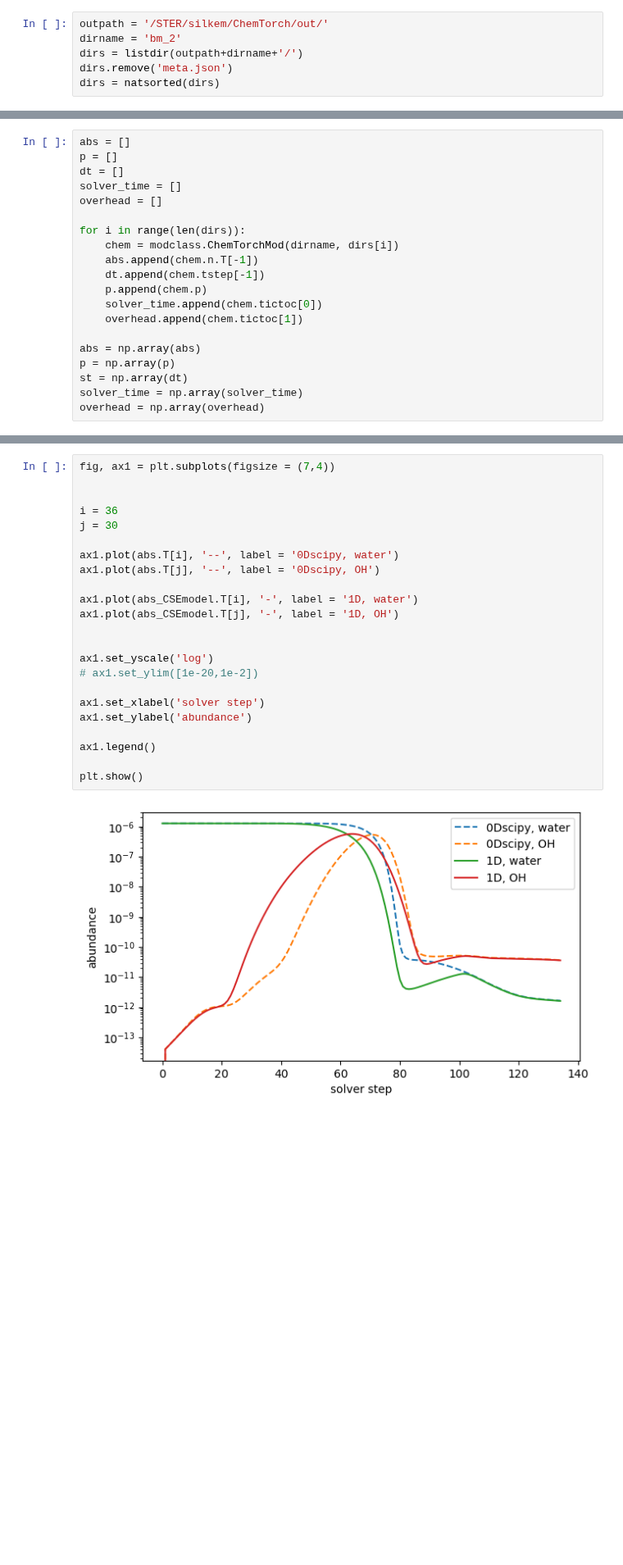
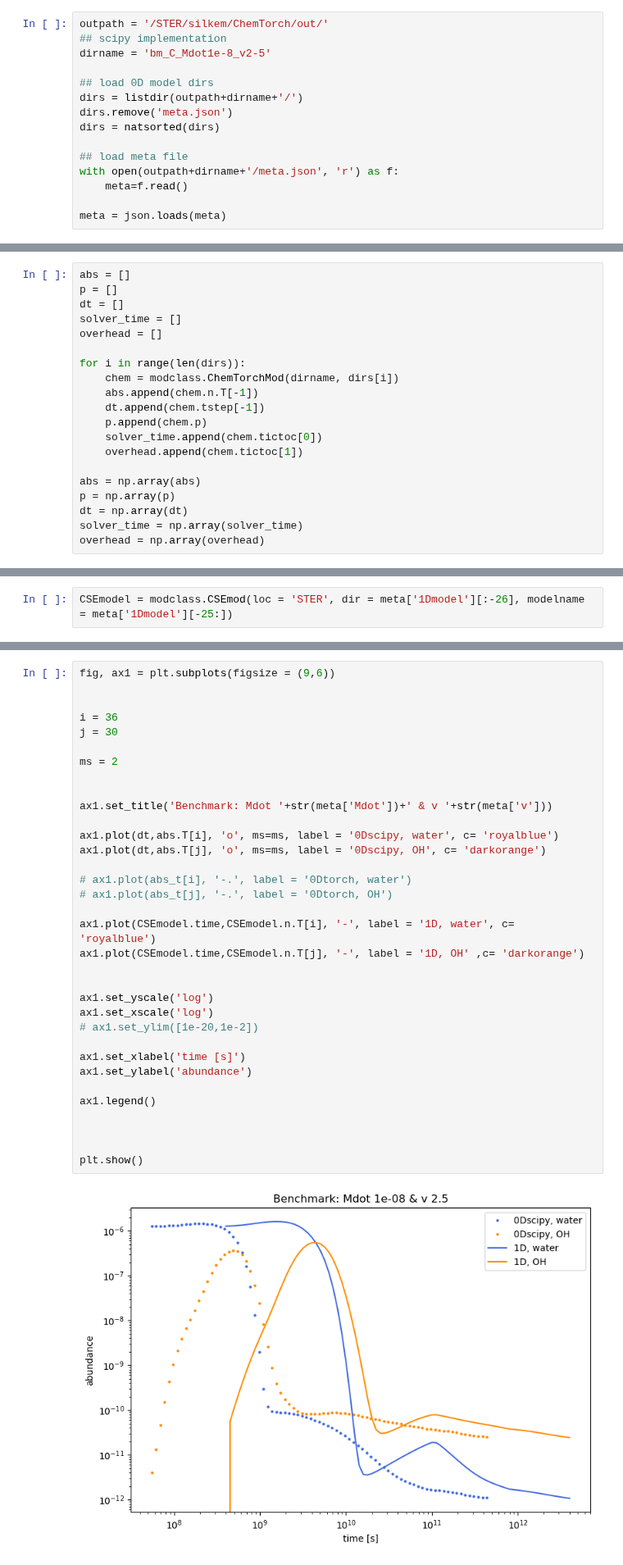
Before and after one commit to silkemaes/ChemPy, a Jupyter notebook: benchmark/get_benchmark.ipynb, the cells around one changed output, grey strips where cells are left out. Shown at 82% size. Saved outputs shown, nothing was run; the diff lists cells and outputs as text; blank space fills up the shorter version.

Commit message:
Searching good timestep for benchmark torch version

```diff
--- a/benchmark/get_benchmark.ipynb
+++ b/benchmark/get_benchmark.ipynb
@@ -22,6 +17,15 @@ abs_CSEmodel = modclass.read_data_1Dmodel(outloc+outdir+mod+'/csfrac_smooth.out'
 # %%
 outpath = '/STER/silkem/ChemTorch/out/'
-dirname = 'bm_2'
+## scipy implementation
+dirname = 'bm_C_Mdot1e-8_v2-5'
+
+## load 0D model dirs
 dirs = listdir(outpath+dirname+'/')
 dirs.remove('meta.json')
 dirs = natsorted(dirs)
+
+## load meta file
+with open(outpath+dirname+'/meta.json', 'r') as f:
+    meta=f.read()
+
+meta = json.loads(meta)
@@ -42,6 +55,6 @@ for i in range(len(dirs)):
 
 abs = np.array(abs)
 p = np.array(p)
-st = np.array(dt)
+dt = np.array(dt)
 solver_time = np.array(solver_time)
 overhead = np.array(overhead)
@@ -61,3 +80,5 @@ plt.show()
+# %%
+CSEmodel = modclass.CSEmod(loc = 'STER', dir = meta['1Dmodel'][:-26], modelname = meta['1Dmodel'][-25:])
 # %%
 p = np.array(p)
 
@@ -72,25 +166,36 @@ plt.show
 # %%
-fig, ax1 = plt.subplots(figsize = (7,4))
+fig, ax1 = plt.subplots(figsize = (9,6))
 
 
 i = 36
 j = 30
 
-ax1.plot(abs.T[i], '--', label = '0Dscipy, water')
-ax1.plot(abs.T[j], '--', label = '0Dscipy, OH')
+ms = 2
 
-ax1.plot(abs_CSEmodel.T[i], '-', label = '1D, water')
-ax1.plot(abs_CSEmodel.T[j], '-', label = '1D, OH')
+
+ax1.set_title('Benchmark: Mdot '+str(meta['Mdot'])+' & v '+str(meta['v']))
+
+ax1.plot(dt,abs.T[i], 'o', ms=ms, label = '0Dscipy, water', c= 'royalblue')
+ax1.plot(dt,abs.T[j], 'o', ms=ms, label = '0Dscipy, OH', c= 'darkorange')
+
+# ax1.plot(abs_t[i], '-.', label = '0Dtorch, water')
+# ax1.plot(abs_t[j], '-.', label = '0Dtorch, OH')
+
+ax1.plot(CSEmodel.time,CSEmodel.n.T[i], '-', label = '1D, water', c= 'royalblue')
+ax1.plot(CSEmodel.time,CSEmodel.n.T[j], '-', label = '1D, OH' ,c= 'darkorange')
 
 
 ax1.set_yscale('log')
+ax1.set_xscale('log')
 # ax1.set_ylim([1e-20,1e-2])
 
-ax1.set_xlabel('solver step')
+ax1.set_xlabel('time [s]')
 ax1.set_ylabel('abundance')
 
 ax1.legend()
 
+
+
 plt.show()
 # %% [output]
-[figure, old version]
+[figure, new version]
```
Also changed, not shown: parts of 17 cells of this notebook, 4 other files.
